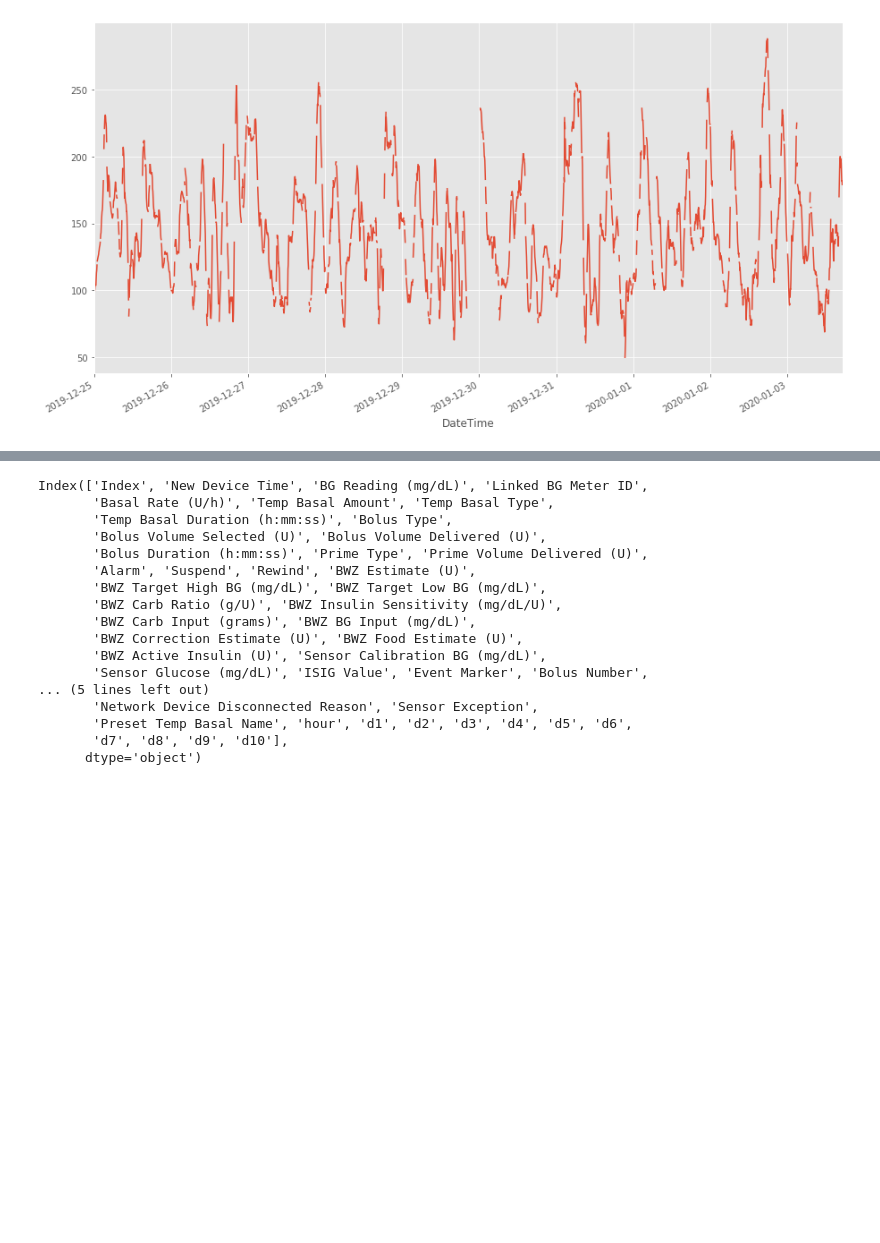
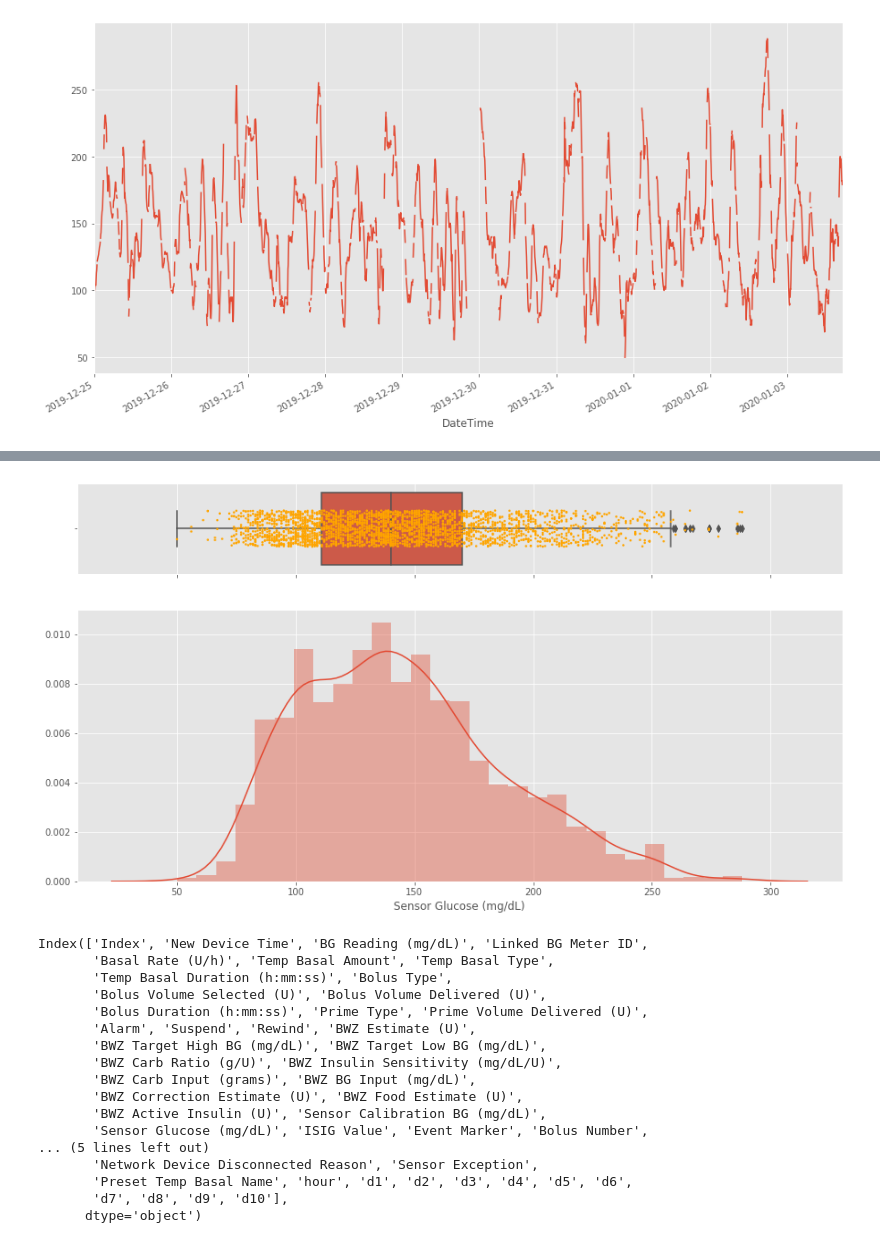
Before and after one commit to gmagannaDevelop/Diabetes-Analysis, a Jupyter notebook: Exploratory.ipynb, the cells around one changed output, grey strips where cells are left out. Saved outputs shown, nothing was run; the diff lists cells and outputs as text; code cells hidden in the pictures; blank space fills up the shorter version.

```diff
--- a/Exploratory.ipynb
+++ b/Exploratory.ipynb
@@ -50,6 +50,20 @@ def time_indexed_df(df1: pd.core.frame.DataFrame, columname: str) -> pd.core.fra
 
     return _tmp
 ##
+
+def dist_plot(series: pd.core.series.Series, dropna: bool = True) -> NoReturn:
+    """
+    """
+
+    if dropna:
+        series = series.dropna()
+
+    f, (ax_box, ax_hist) = plt.subplots(2, sharex=True, gridspec_kw={"height_ratios": (.25, .75)})
+    sns.boxplot(series, ax=ax_box)
+    sns.stripplot(series, color="orange", jitter=0.2, size=2.5, ax=ax_box)
+    sns.distplot(series, ax=ax_hist, kde=True)
+    ax_box.set(xlabel='')
+##
 # %%
 x = pd.read_csv('data/CareLink-Export-03-ene-2020.csv')
 x["DateTime"] =  x["Date"] + " " + x["Time"]
@@ -80,3 +94,7 @@ ax_box.set(xlabel='')
+# %%
+dist_plot(y['Sensor Glucose (mg/dL)'])
+# %% [output]
+[figure, added]
 # %%
 y.columns
 # %% [output]
```
Also changed, not shown: parts of 7 cells of this notebook, 1 other file.
